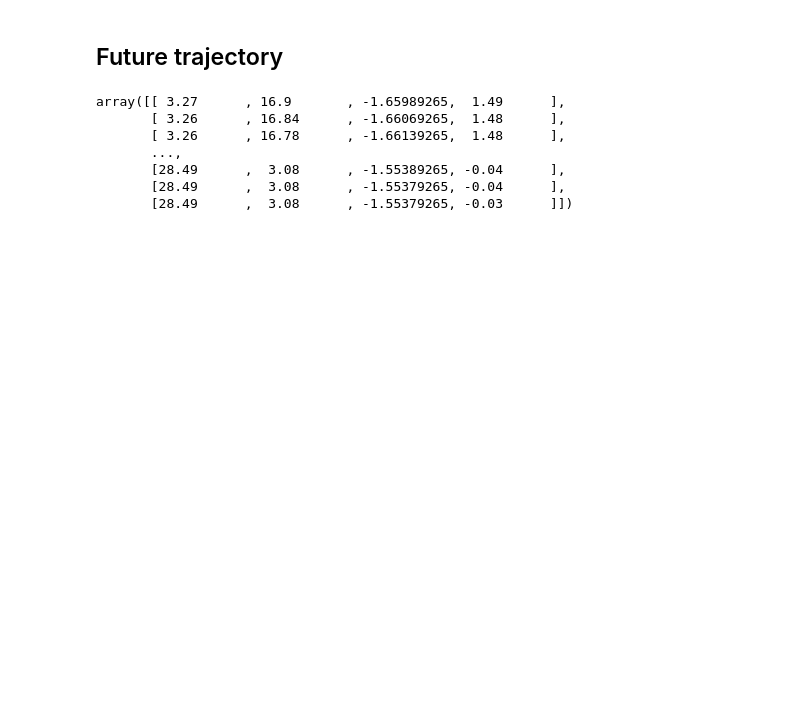
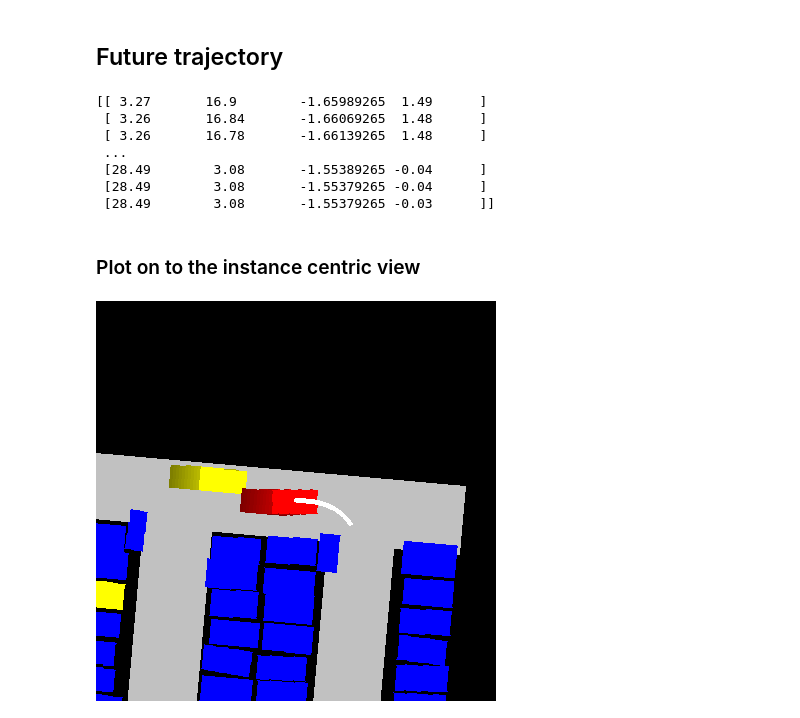
Before and after one commit to MPC-Berkeley/dlp-dataset, a Jupyter notebook: notebooks/visualization.ipynb, the cells around one changed output. Saved outputs shown, nothing was run; the diff lists cells and outputs as text; code cells hidden in the pictures; blank space fills up the shorter version.

```diff
--- a/notebooks/visualization.ipynb
+++ b/notebooks/visualization.ipynb
@@ -74,12 +83,25 @@ display(img)
 # %% [markdown]
 ## Future trajectory
 # %%
-ds.get_future_traj(frame['instances'][6])
+traj = ds.get_future_traj(frame['instances'][6])
+print(traj)
 # %% [output]
-array([[ 3.27      , 16.9       , -1.65989265,  1.49      ],
-       [ 3.26      , 16.84      , -1.66069265,  1.48      ],
-       [ 3.26      , 16.78      , -1.66139265,  1.48      ],
-       ...,
-       [28.49      ,  3.08      , -1.55389265, -0.04      ],
-       [28.49      ,  3.08      , -1.55379265, -0.04      ],
-       [28.49      ,  3.08      , -1.55379265, -0.03      ]])
+[[ 3.27       16.9        -1.65989265  1.49      ]
+ [ 3.26       16.84       -1.66069265  1.48      ]
+ [ 3.26       16.78       -1.66139265  1.48      ]
+ ...
+ [28.49        3.08       -1.55389265 -0.04      ]
+ [28.49        3.08       -1.55379265 -0.04      ]
+ [28.49        3.08       -1.55379265 -0.03      ]]
+# %% [markdown]
+### Plot on to the instance centric view
+# %%
+inst_token = frame['instances'][6]
+instance = ds.get('instance', inst_token)
+center_pose = np.array([instance['coords'][0], instance['coords'][1], instance['heading']])
+
+img = smt_vis.inst_centric(img_frame, frame['instances'][6])
+img = smt_vis.plot_traj(inst_centric_view=img, center_pose=center_pose, traj=traj[:100], color=(255,255,255), width=5)
+display(img)
+# %% [output]
+[figure, added]
```
Also changed, not shown: parts of 5 cells of this notebook, 1 other file.
